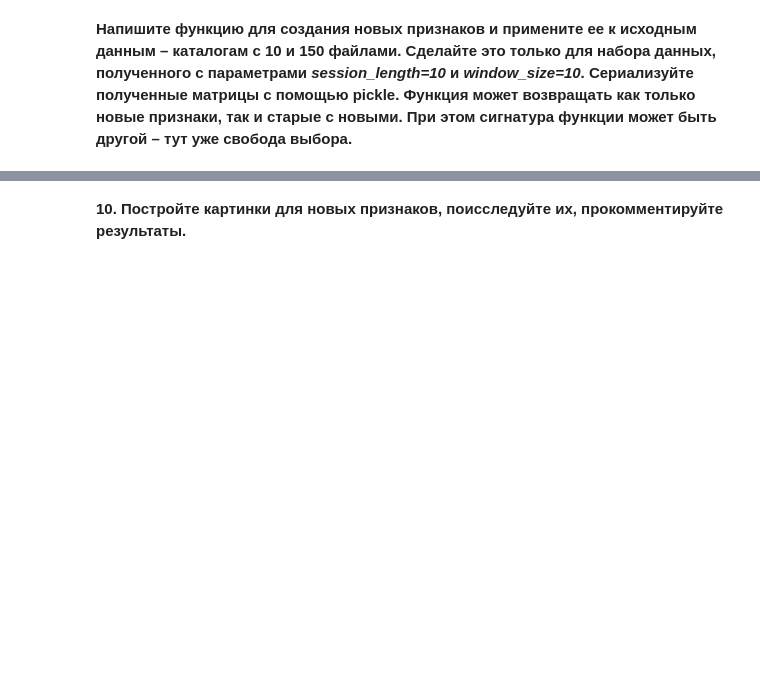
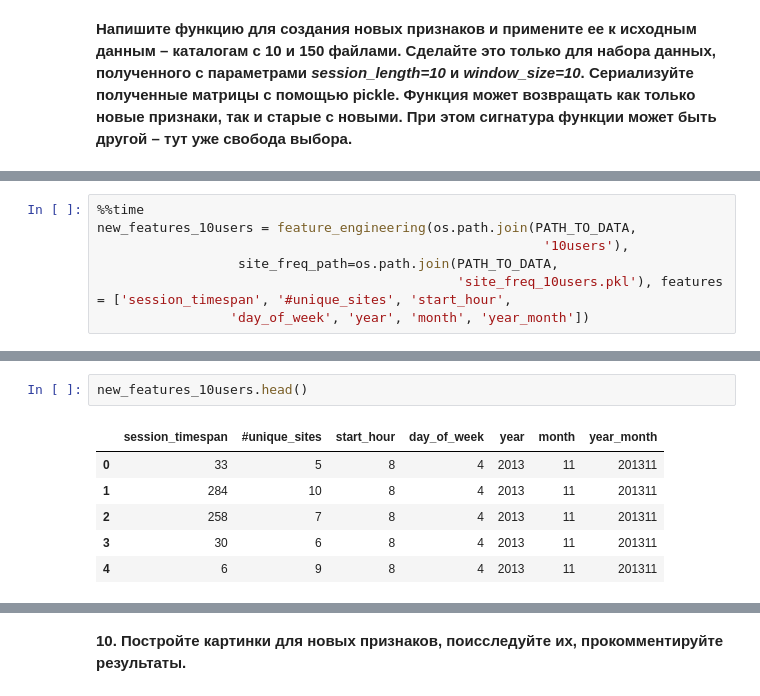
Before and after one commit to kcostya/mlcourse_open, a Jupyter notebook: jupyter_russian/project_alice/week3_visual_analysis_and_fe.ipynb, the cells around one changed output, grey strips where cells are left out. Saved outputs shown, nothing was run; the diff lists cells and outputs as text; blank space fills up the shorter version.

```diff
--- a/jupyter_russian/project_alice/week3_visual_analysis_and_fe.ipynb
+++ b/jupyter_russian/project_alice/week3_visual_analysis_and_fe.ipynb
@@ -454,0 +559,7 @@ new_features_150users = feature_engineering ''' ВАШ КОД ЗДЕСЬ '''
+# %%
+%%time
+new_features_10users = feature_engineering(os.path.join(PATH_TO_DATA,
+                                                         '10users'),
+                  site_freq_path=os.path.join(PATH_TO_DATA,
+                                              'site_freq_10users.pkl'), features = ['session_timespan', '#unique_sites', 'start_hour',
+                 'day_of_week', 'year', 'month', 'year_month'])
@@ -454,0 +570,9 @@ new_features_150users = feature_engineering ''' ВАШ КОД ЗДЕСЬ '''
+# %%
+new_features_10users.head()
+# %% [output]
+|  | session_timespan | #unique_sites | start_hour | day_of_week | year | month | year_month |
+| 0 | 33 | 5 | 8 | 4 | 2013 | 11 | 201311 |
+| 1 | 284 | 10 | 8 | 4 | 2013 | 11 | 201311 |
+| 2 | 258 | 7 | 8 | 4 | 2013 | 11 | 201311 |
+| 3 | 30 | 6 | 8 | 4 | 2013 | 11 | 201311 |
+| 4 | 6 | 9 | 8 | 4 | 2013 | 11 | 201311 |
```
Also changed, not shown: parts of 14 cells of this notebook, 6 other files.
